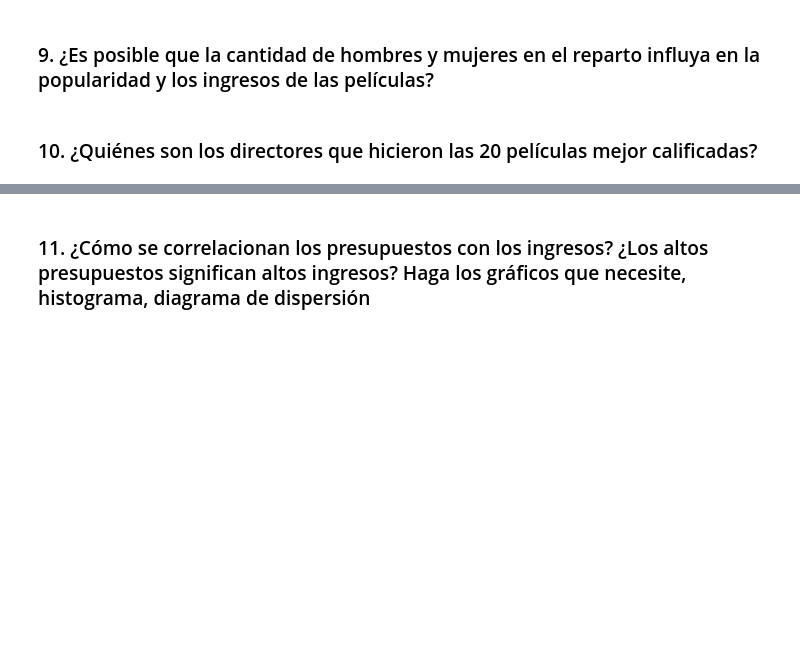
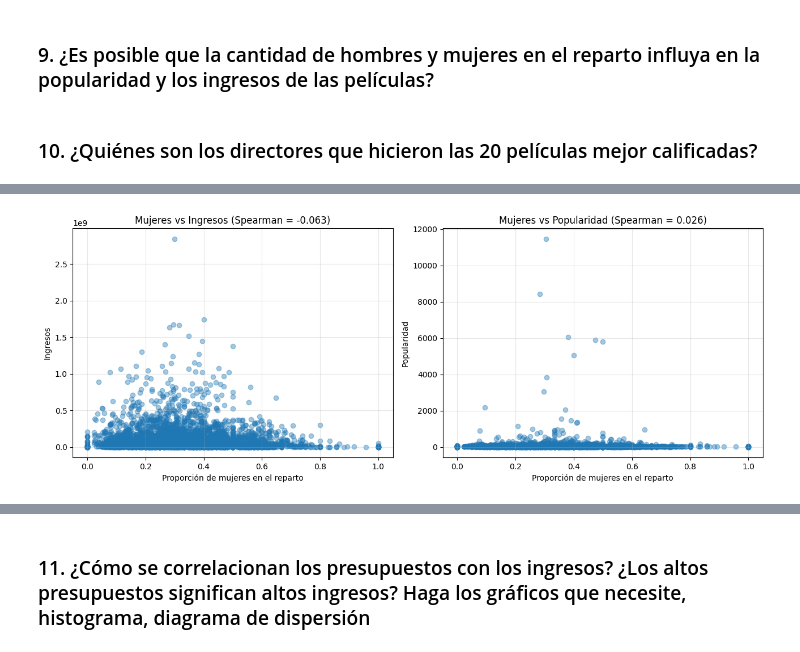
Before and after one commit to jcdiegolopez/MD-LAB01, a Jupyter notebook: main.ipynb, the cells around one changed output, grey strips where cells are left out. Drawn from its saved outputs; the diff is of its cells as text; code cells hidden in the pictures; blank space fills up the shorter version.

Commit message:
Ejercicio 4.9

```diff
--- a/main.ipynb
+++ b/main.ipynb
@@ -1299,3 +1299,97 @@ El tamaño promedio del elenco disminuyó 6.93 actores
 ### 9. ¿Es posible que la cantidad de hombres y mujeres en el reparto influya en la popularidad y los ingresos de las películas?
 # %% [markdown]
 ### 10. ¿Quiénes son los directores que hicieron las 20 películas mejor calificadas?
+# %%
+from scipy.stats import spearmanr
+import matplotlib.pyplot as plt
+
+print("=" * 80)
+print("EJERCICIO 9: INFLUENCIA DEL GÉNERO DEL REPARTO")
+print("=" * 80)
+
+# ---------------------------------------------------------------------------
+# Preparación de datos
+# ---------------------------------------------------------------------------
+
+df9 = datos[
+    (datos['castWomenAmount'] >= 0) &
+    (datos['castMenAmount'] >= 0) &
+    (datos['revenue'] > 0) &
+    (datos['popularity'] > 0)
+].copy()
+
+df9['total_actores_genero'] = df9['castWomenAmount'] + df9['castMenAmount']
+df9 = df9[df9['total_actores_genero'] > 0]
+
+# Filtrar valores razonables
+df9 = df9[df9['total_actores_genero'] <= 50]
+
+# Proporción de mujeres
+df9['proporcion_mujeres'] = df9['castWomenAmount'] / df9['total_actores_genero']
+
+print(f"Películas analizadas: {len(df9):,}")
+
+# ---------------------------------------------------------------------------
+# Análisis por grupos de diversidad
+# ---------------------------------------------------------------------------
+
+df9['grupo_diversidad'] = pd.cut(
+    df9['proporcion_mujeres'],
+    bins=[0, 0.30, 0.45, 0.55, 1.0],
+    labels=[
+        'Predominio masculino (0–30%)',
+        'Minoría femenina (30–45%)',
+        'Equilibrado (45–55%)',
+        'Mayoría femenina (55%+)'
+    ]
+)
+
+resumen = df9.groupby('grupo_diversidad').agg(
+    Ingresos_Mediana=('revenue', 'median'),
+    Popularidad_Mediana=('popularity', 'median'),
+    Cantidad_Películas=('title', 'count')
+).round(2)
+
+print("\nResultados por diversidad de género:")
+print(resumen.to_string())
+
+# ---------------------------------------------------------------------------
+# Correlaciones
+# ---------------------------------------------------------------------------
+
+corr_ingresos, _ = spearmanr(df9['proporcion_mujeres'], df9['revenue'])
+corr_popularidad, _ = spearmanr(df9['proporcion_mujeres'], df9['popularity'])
+
+# ---------------------------------------------------------------------------
+# Gráficos
+# ---------------------------------------------------------------------------
+
+fig, axes = plt.subplots(1, 2, figsize=(13, 5))
+
+axes[0].scatter(df9['proporcion_mujeres'], df9['revenue'], alpha=0.4)
+axes[0].set_xlabel('Proporción de mujeres en el reparto')
+axes[0].set_ylabel('Ingresos')
+axes[0].set_title(f'Mujeres vs Ingresos (Spearman = {corr_ingresos:.3f})')
+axes[0].grid(alpha=0.3)
+
+axes[1].scatter(df9['proporcion_mujeres'], df9['popularity'], alpha=0.4)
+axes[1].set_xlabel('Proporción de mujeres en el reparto')
+axes[1].set_ylabel('Popularidad')
+axes[1].set_title(f'Mujeres vs Popularidad (Spearman = {corr_popularidad:.3f})')
+axes[1].grid(alpha=0.3)
+
+plt.tight_layout()
+plt.show()
+
+# ---------------------------------------------------------------------------
+# Resumen final
+# ---------------------------------------------------------------------------
+
+print("\n" + "=" * 80)
+print("RESUMEN EJERCICIO 9")
+print("=" * 80)
+print(f"Correlación mujeres–ingresos: {corr_ingresos:.4f}")
+print(f"Correlación mujeres–popularidad: {corr_popularidad:.4f}")
+print("La relación es débil; no se observa evidencia de causalidad directa.")
+print("=" * 80)
+# %% [output]
@@ -1301,0 +1408 @@ El tamaño promedio del elenco disminuyó 6.93 actores
+[figure, added]
```
Also changed, not shown: parts of 1 cell of this notebook.
